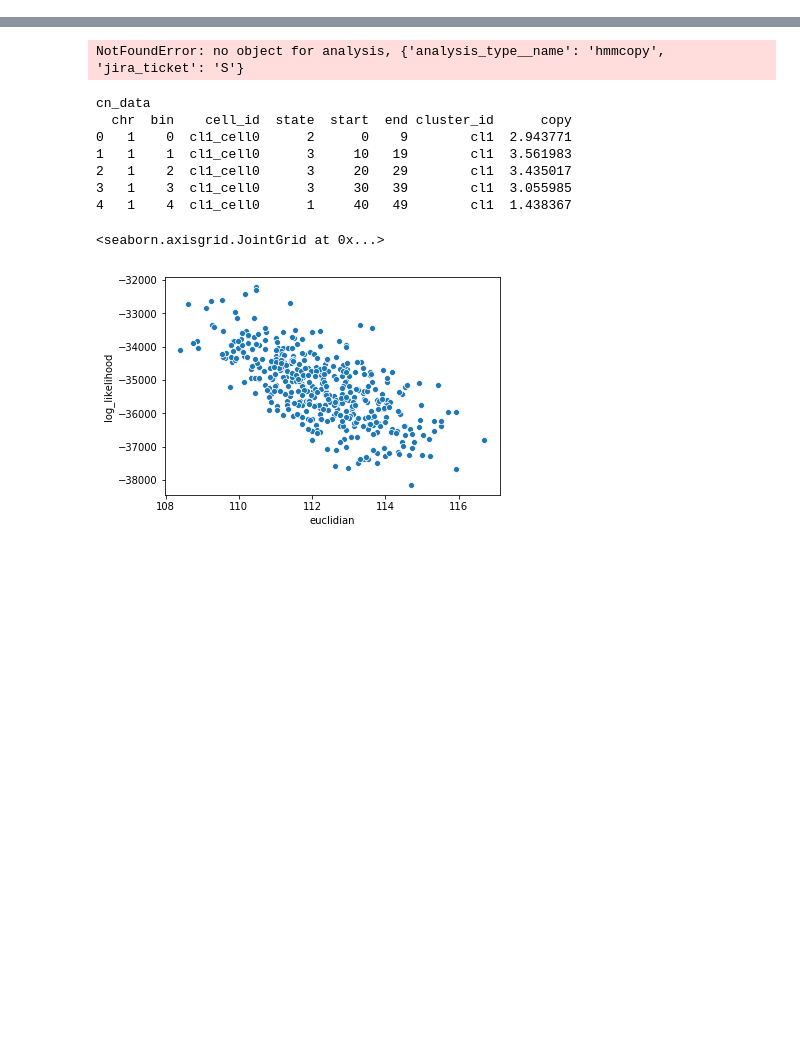
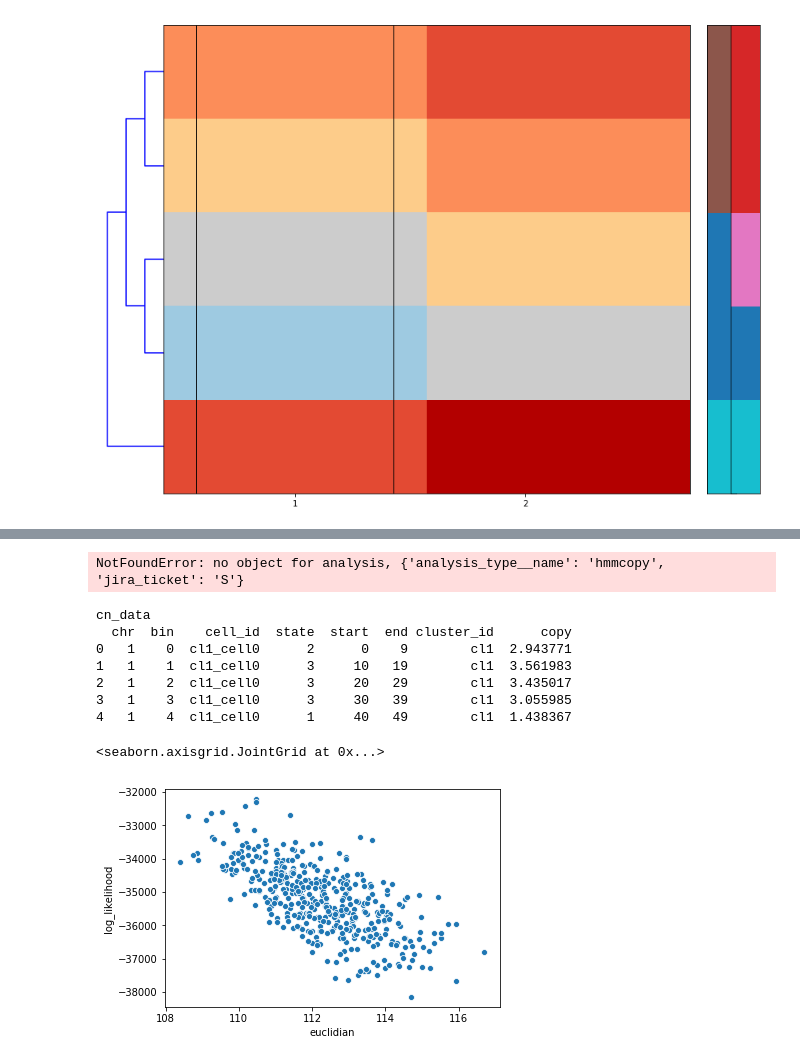
Before and after one commit to shahcompbio/scgenome-deprecated, a Jupyter notebook: notebooks/scratch.ipynb, the cells around one changed output, grey strips where cells are left out. Drawn from its saved outputs; the diff is of its cells as text; code cells hidden in the pictures; blank space fills up the shorter version.

```diff
--- a/notebooks/scratch.ipynb
+++ b/notebooks/scratch.ipynb
@@ -3,0 +8,77 @@ from scgenome import cncluster
+# %%
+measurement = np.array([
+    [1,1,1,1],
+    [2,2,2,2],
+    [3,3,3,3],
+    [4,4,4,4],
+    [5,5,5,5],
+])
+
+linkage = np.array([
+    [0,1,1,2], # 5
+    [2,3,1,2], # 6
+    [5,6,2,4], # 7
+    [4,7,3,5]  # 8
+], dtype="float")
+
+cn_data = pd.DataFrame(
+    data=[
+        #chr start end reads gc  copy state cell_id sample_id library_id origin_id origin_id_int, bhc_cluster_id
+        ["1",  0,    1,  1,    -1, 1, 1,    "c1",   "s",      "l",       "o1",     1,             0],
+        ["1",  2,    3,  1,    -1, 1, 1,    "c1",   "s",      "l",       "o1",     1,             0],
+        ["1",  4,    5,  1,    -1, 1, 1,    "c1",   "s",      "l",       "o1",     1,             0],
+        ["1",  6,    7,  1,    -1, 1, 1,    "c1",   "s",      "l",       "o1",     1,             0],
+        ["2",  0,    1,  1,    -1, 1, 2,    "c1",   "s",      "l",       "o1",     1,             0],
+        ["2",  2,    3,  1,    -1, 1, 2,    "c1",   "s",      "l",       "o1",     1,             0],
+        ["2",  4,    5,  1,    -1, 1, 2,    "c1",   "s",      "l",       "o1",     1,             0],
+        ["2",  6,    7,  1,    -1, 1, 2,    "c1",   "s",      "l",       "o1",     1,             0],
+
+        ["1",  0,    1,  2,    -2, 2, 2,    "c2",   "s",      "l",       "o1",     3,             0],
+        ["1",  2,    3,  2,    -2, 2, 2,    "c2",   "s",      "l",       "o1",     3,             0],
+        ["1",  4,    5,  2,    -2, 2, 2,    "c2",   "s",      "l",       "o1",     3,             0],
+        ["1",  6,    7,  2,    -2, 2, 2,    "c2",   "s",      "l",       "o1",     3,             0],
+        ["2",  0,    1,  2,    -2, 2, 3,    "c2",   "s",      "l",       "o1",     3,             0],
+        ["2",  2,    3,  2,    -2, 2, 3,    "c2",   "s",      "l",       "o1",     3,             0],
+        ["2",  4,    5,  2,    -2, 2, 3,    "c2",   "s",      "l",       "o1",     3,             0],
+        ["2",  6,    7,  2,    -2, 2, 3,    "c2",   "s",      "l",       "o1",     3,             0],
+
+        ["1",  0,    1,  3,    -3, 3, 3,    "c3",   "s",      "l",       "o2",     2,             1],
+        ["1",  2,    3,  3,    -3, 3, 3,    "c3",   "s",      "l",       "o2",     2,             1],
+        ["1",  4,    5,  3,    -3, 3, 3,    "c3",   "s",      "l",       "o2",     2,             1],
+        ["1",  6,    7,  3,    -3, 3, 3,    "c3",   "s",      "l",       "o2",     2,             1],
+        ["2",  0,    1,  3,    -3, 3, 4,    "c3",   "s",      "l",       "o2",     2,             1],
+        ["2",  2,    3,  3,    -3, 3, 4,    "c3",   "s",      "l",       "o2",     2,             1],
+        ["2",  4,    5,  3,    -3, 3, 4,    "c3",   "s",      "l",       "o2",     2,             1],
+        ["2",  6,    7,  3,    -3, 3, 4,    "c3",   "s",      "l",       "o2",     2,             1],
+
+        ["1",  0,    1,  4,    -4, 4, 4,    "c4",   "s",      "l",       "o2",     2,             1],
+        ["1",  2,    3,  4,    -4, 4, 4,    "c4",   "s",      "l",       "o2",     2,             1],
+        ["1",  4,    5,  4,    -4, 4, 4,    "c4",   "s",      "l",       "o2",     2,             1],
+        ["1",  6,    7,  4,    -4, 4, 4,    "c4",   "s",      "l",       "o2",     2,             1],
+        ["2",  0,    1,  4,    -4, 4, 5,    "c4",   "s",      "l",       "o2",     2,             1],
+        ["2",  2,    3,  4,    -4, 4, 5,    "c4",   "s",      "l",       "o2",     2,             1],
+        ["2",  4,    5,  4,    -4, 4, 5,    "c4",   "s",      "l",       "o2",     2,             1],
+        ["2",  6,    7,  4,    -4, 4, 5,    "c4",   "s",      "l",       "o2",     2,             1],
+
+        ["1",  0,    1,  5,    -5, 5, 5,    "c5",   "s",      "l",       "o4",     4,             2],
+        ["1",  2,    3,  5,    -5, 5, 5,    "c5",   "s",      "l",       "o4",     4,             2],
+        ["1",  4,    5,  5,    -5, 5, 5,    "c5",   "s",      "l",       "o4",     4,             2],
+        ["1",  6,    7,  5,    -5, 5, 5,    "c5",   "s",      "l",       "o4",     4,             2],
+        ["2",  0,    1,  5,    -5, 5, 6,    "c5",   "s",      "l",       "o4",     4,             2],
+        ["2",  2,    3,  5,    -5, 5, 6,    "c5",   "s",      "l",       "o4",     4,             2],
+        ["2",  4,    5,  5,    -5, 5, 6,    "c5",   "s",      "l",       "o4",     4,             2],
+        ["2",  6,    7,  5,    -5, 5, 6,    "c5",   "s",      "l",       "o4",     4,             2],
+
+    ],
+    columns=['chr', 'start', 'end', 'reads', 'gc', 'copy', 'state', 'cell_id',
+             'sample_id', 'library_id', 'origin_id', 'origin_id_int', 'bhc_cluster_id']
+)
+
+fig = plt.figure(figsize=(10, 8))
+bimatrix_data = cnplot.plot_clustered_cell_cn_matrix_figure(
+    fig, cn_data, "state", cluster_field_name="bhc_cluster_id",
+    linkage=linkage, origin_field_name="origin_id_int", max_cn=8)
+leaves = sch.dendrogram(linkage, orientation="left", no_plot=True)["leaves"]
+cell_ids = ["c1","c2","c3","c4","c5"]
+print([cell_ids[i] for i in leaves])
+# %% [output]
@@ -3,0 +102 @@ from scgenome import cncluster
+[figure, added]
```
Also changed, not shown: parts of 8 cells of this notebook, 6 other files.
